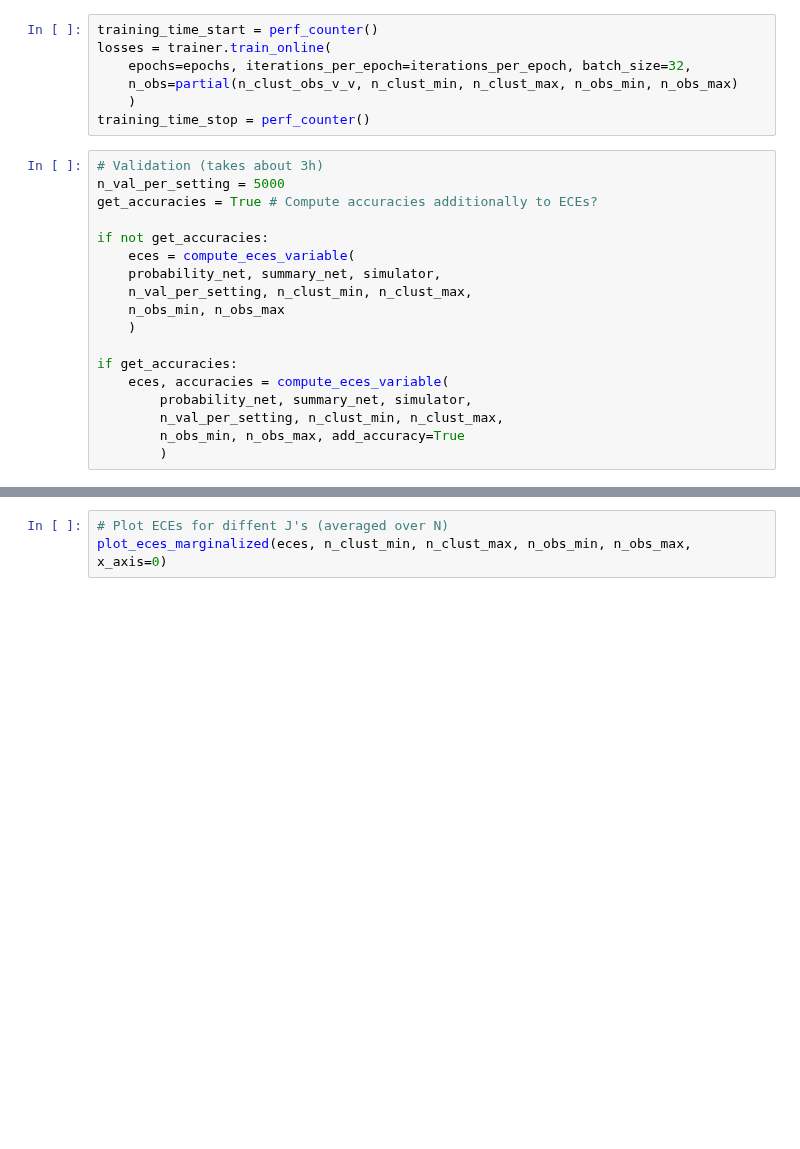
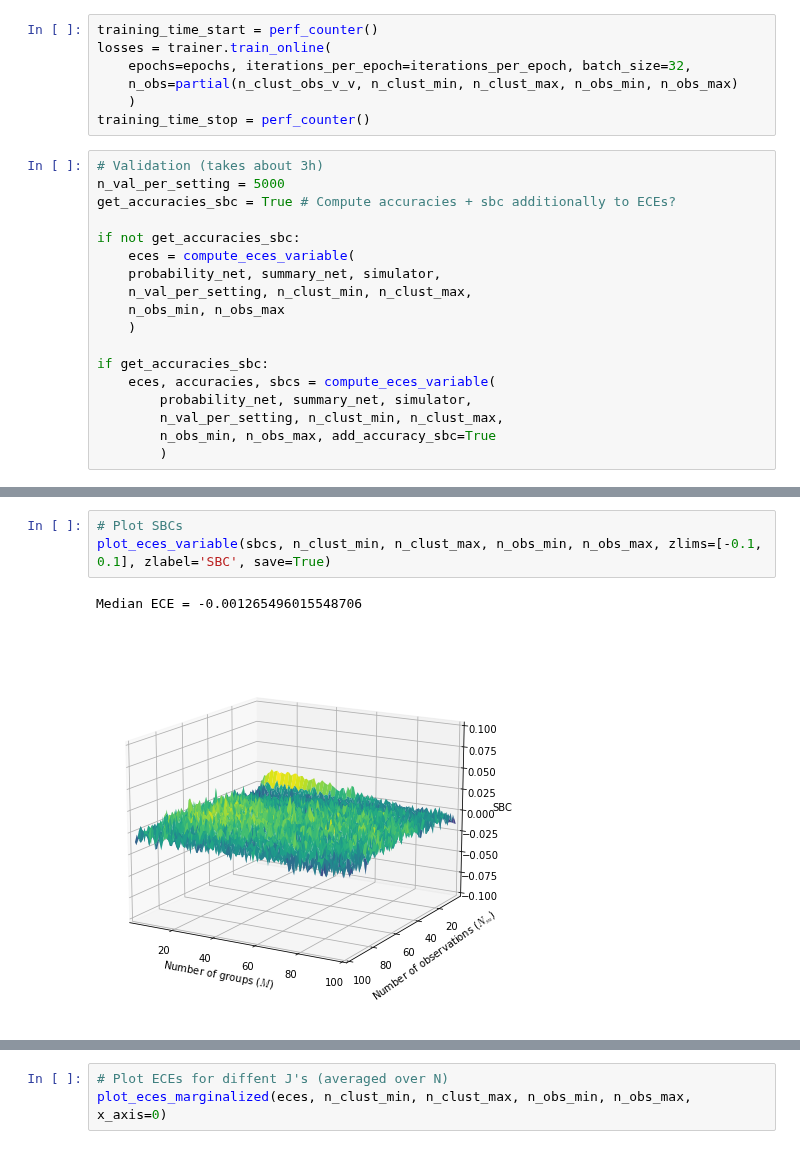
Before and after one commit to elseml/DeepHierarchicalModelComparison, a Jupyter notebook: notebooks/01_calibration_validation/03_calibration_variable_sizes.ipynb, the cells around one changed output, grey strips where cells are left out. Saved outputs shown, nothing was run; the diff lists cells and outputs as text; blank space fills up the shorter version.

```diff
--- a/notebooks/01_calibration_validation/03_calibration_variable_sizes.ipynb
+++ b/notebooks/01_calibration_validation/03_calibration_variable_sizes.ipynb
@@ -92,18 +96,18 @@ training_time_stop = perf_counter()
 # %%
 # Validation (takes about 3h)
 n_val_per_setting = 5000
-get_accuracies = True # Compute accuracies additionally to ECEs?
+get_accuracies_sbc = True # Compute accuracies + sbc additionally to ECEs?
 
-if not get_accuracies:
+if not get_accuracies_sbc:
     eces = compute_eces_variable(
     probability_net, summary_net, simulator,
     n_val_per_setting, n_clust_min, n_clust_max,
     n_obs_min, n_obs_max
     )
 
-if get_accuracies:
-    eces, accuracies = compute_eces_variable(
+if get_accuracies_sbc:
+    eces, accuracies, sbcs = compute_eces_variable(
         probability_net, summary_net, simulator,
         n_val_per_setting, n_clust_min, n_clust_max,
-        n_obs_min, n_obs_max, add_accuracy=True
+        n_obs_min, n_obs_max, add_accuracy_sbc=True
         )
@@ -124,0 +155,6 @@ Median ECE = 0.884
+# %%
+# Plot SBCs
+plot_eces_variable(sbcs, n_clust_min, n_clust_max, n_obs_min, n_obs_max, zlims=[-0.1, 0.1], zlabel='SBC', save=True)
+# %% [output]
+Median ECE = -0.001265496015548706
+[figure, added]
```
Also changed, not shown: parts of 8 cells of this notebook, 2 other files.
